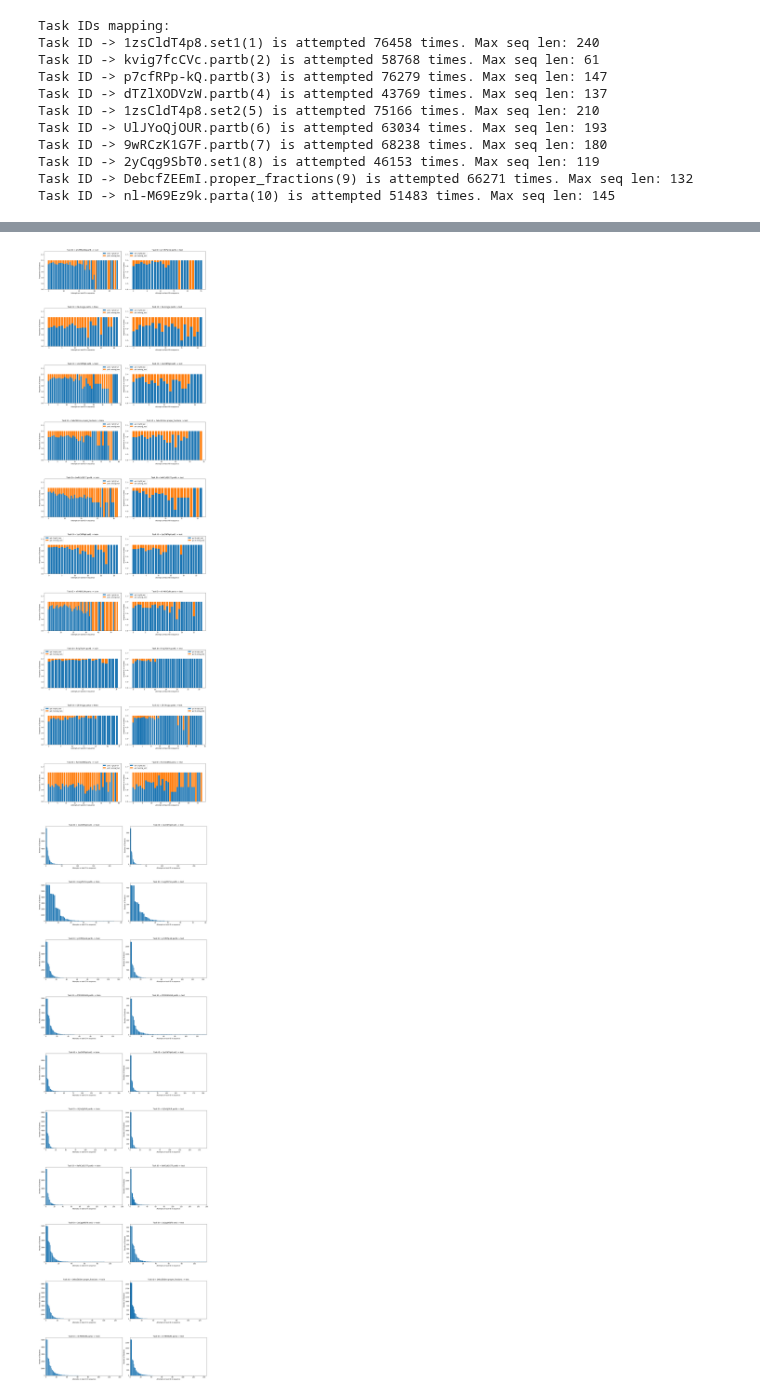
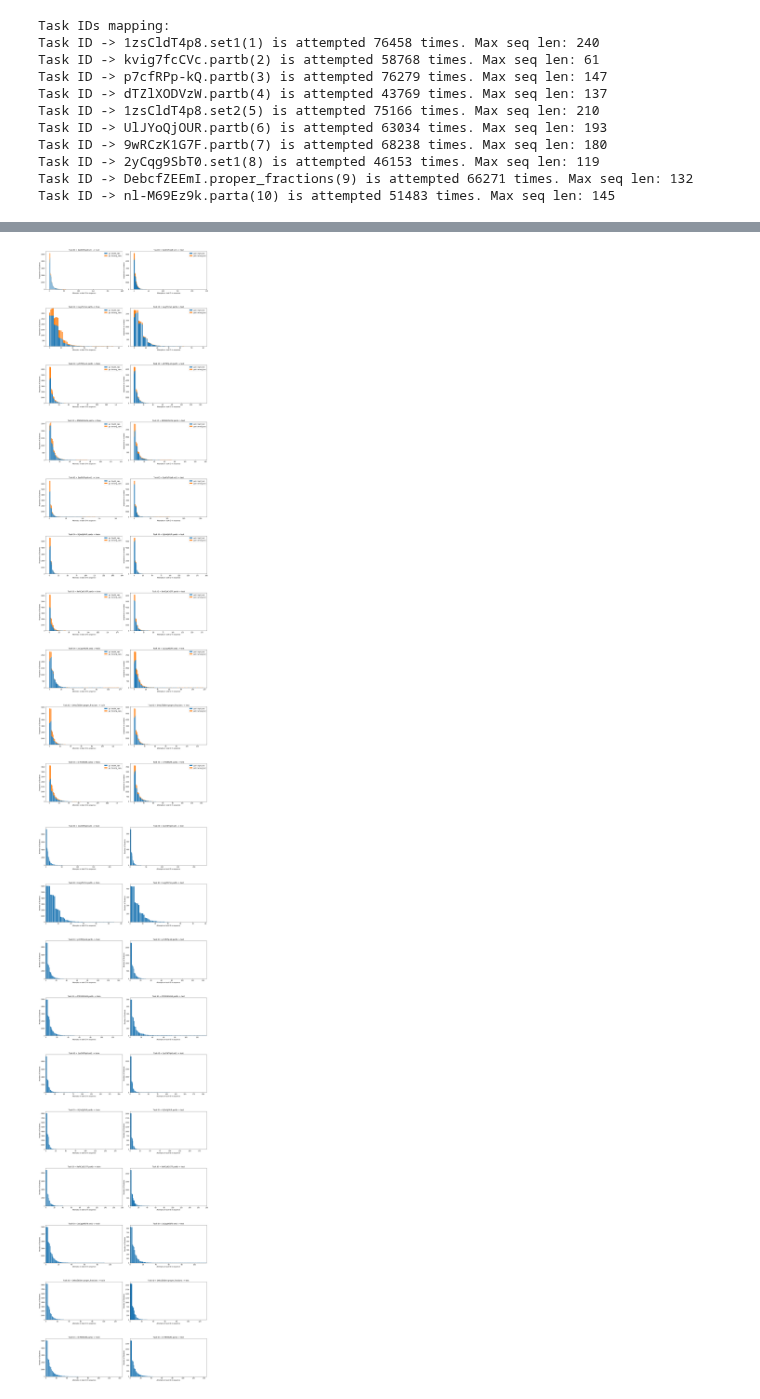
Before and after one commit to aroraakshit/deep_knowledge_tracing, a Jupyter notebook: notebooks/separate_models.ipynb, the cells around one changed output, grey strips where cells are left out. Cells and saved outputs as stored; diff of their text form; code cells hidden in the pictures.

Commit message:
combined model ipynb kernel died after epoch 100; made graphs from separate models; numbers look good

```diff
--- a/notebooks/separate_models.ipynb
+++ b/notebooks/separate_models.ipynb
@@ -425,38 +502,38 @@ for k in another_2:
                     if(right_wrong[l] == 'right'):
                         proportion_right_test[k][l] += 1
     for g in range(max(seqlen_tasks[k])):
-        proportion_right_train[k][g] = round((proportion_right_train[k][g]) / (num_of_students_train[k][g]),4)
-        proportion_right_test[k][g] = round((proportion_right_test[k][g]) / (num_of_students_test[k][g]),4)
-        proportion_wrong_train[k][g] = round(1.0 - proportion_right_train[k][g],4)
-        proportion_wrong_test[k][g] = round(1.0 - proportion_right_test[k][g],4)
+        proportion_right_train[k][g] = round((proportion_right_train[k][g]),4)
+        proportion_right_test[k][g] = round((proportion_right_test[k][g]),4)
+        proportion_wrong_train[k][g] = round((num_of_students_test[k][g]) - proportion_right_train[k][g],4)
+        proportion_wrong_test[k][g] = round((num_of_students_test[k][g]) - proportion_right_test[k][g],4)
 # %%
 fig, axs = plt.subplots(10,2, figsize=(20, 70), facecolor='w', edgecolor='k')
 fig.subplots_adjust(hspace = .5, wspace=0.10)
 
 axs = axs.ravel()
 for i,value in enumerate(another_2):
     N = max(seqlen_tasks[value])
     ind = np.arange(N)
     for k in ['train','test']:
         if(k=='train'):
             axs[2*i].bar(ind,proportion_right_train[value],label="got it right_train")
             axs[2*i].bar(ind,proportion_wrong_train[value],bottom = proportion_right_train[value],label="got it wrong_train")
-            axs[2*i].set_ylim(0,1.31)
+            #axs[2*i].set_ylim(0,1.31)
             axs[2*i].legend(loc="best")
             axs[2*i].set_xlabel("Attempts on task ID in sequence")
             axs[2*i].set_ylabel("Proportion of Students")
             axs[2*i].set_title("Task ID = "+str(value) + " -> " + str(k))
         else:
             axs[2*i+1].bar(ind,proportion_right_test[value],label="got it right_test")
             axs[2*i+1].bar(ind,proportion_wrong_test[value],bottom = proportion_right_test[value],label="got it wrong_test")
-            axs[2*i+1].set_ylim(0,1.31)
+            #axs[2*i+1].set_ylim(0,1.31)
             axs[2*i+1].legend(loc="best")
             axs[2*i+1].set_xlabel("Attempts on task ID in sequence")
             axs[2*i+1].set_ylabel("Proportion of Students")
             axs[2*i+1].set_title("Task ID = "+str(value) + " -> " + str(k))
-plt.savefig('proportions_right_wrong.png')
+plt.savefig('right_wrong_10x.png')
 # %% [output]
-[figure, old version]
+[figure, new version]
 # %%
 fig, axs = plt.subplots(10,2, figsize=(20, 70), facecolor='w', edgecolor='k')
 fig.subplots_adjust(hspace = .5, wspace=0.1)
```
Also changed, not shown: parts of 1 cell of this notebook, 7 other files.
